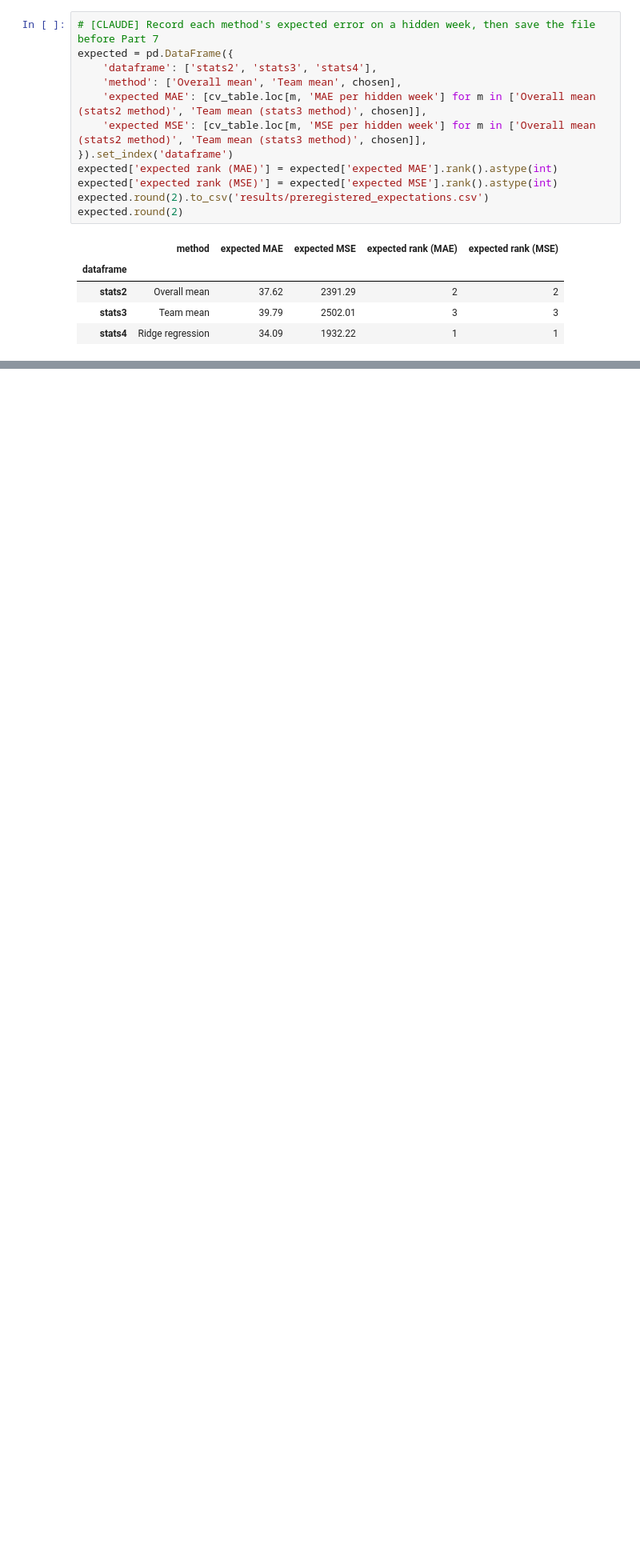
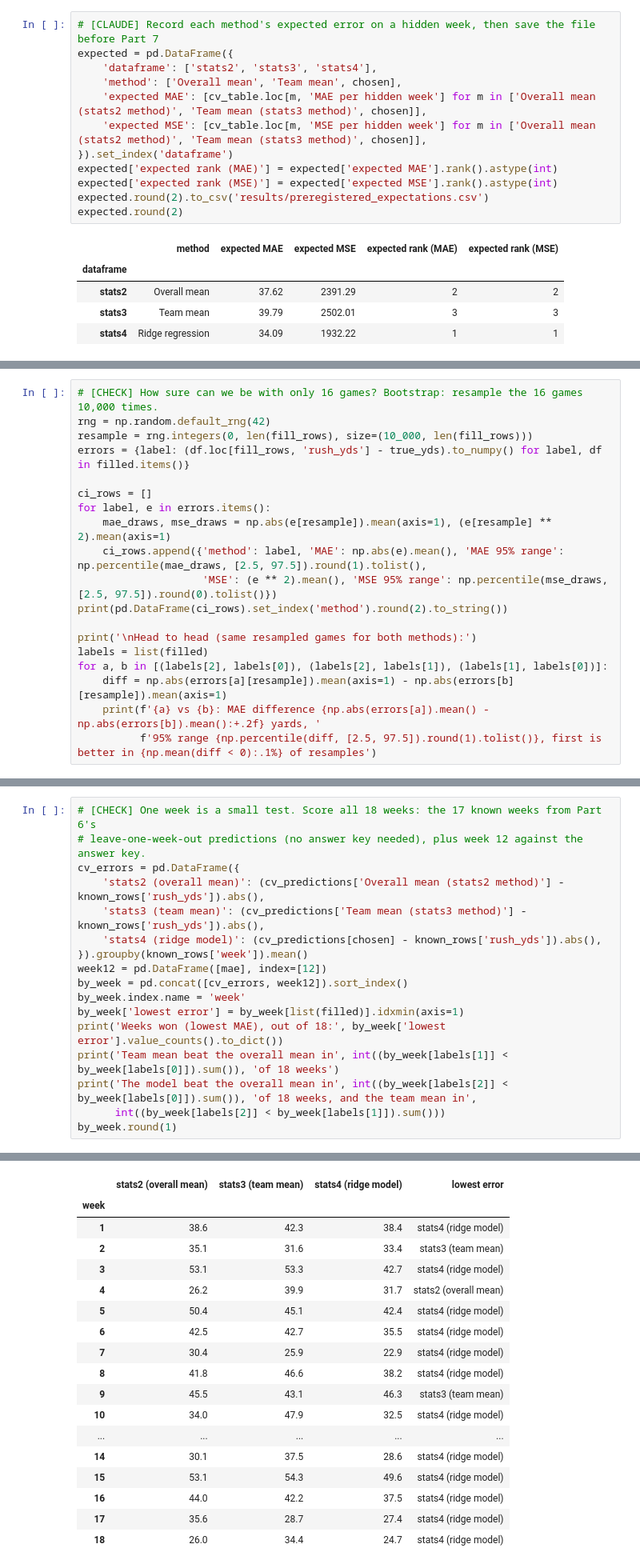
Before and after one commit to AI-for-Analytics-4/Rushing_yards_prediction, a Jupyter notebook: submissions/juan_zavala/rushing_yards_imputation.ipynb, the cells around one changed output, grey strips where cells are left out. Shown at 80% size. Cells and saved outputs as stored; diff of their text form; blank space fills up the shorter version.

```diff
--- a/submissions/juan_zavala/rushing_yards_imputation.ipynb
+++ b/submissions/juan_zavala/rushing_yards_imputation.ipynb
@@ -623,0 +752,19 @@ expected.round(2)
+# %%
+# [CHECK] How sure can we be with only 16 games? Bootstrap: resample the 16 games 10,000 times.
+rng = np.random.default_rng(42)
+resample = rng.integers(0, len(fill_rows), size=(10_000, len(fill_rows)))
+errors = {label: (df.loc[fill_rows, 'rush_yds'] - true_yds).to_numpy() for label, df in filled.items()}
+
+ci_rows = []
+for label, e in errors.items():
+    mae_draws, mse_draws = np.abs(e[resample]).mean(axis=1), (e[resample] ** 2).mean(axis=1)
+    ci_rows.append({'method': label, 'MAE': np.abs(e).mean(), 'MAE 95% range': np.percentile(mae_draws, [2.5, 97.5]).round(1).tolist(),
+                    'MSE': (e ** 2).mean(), 'MSE 95% range': np.percentile(mse_draws, [2.5, 97.5]).round(0).tolist()})
+print(pd.DataFrame(ci_rows).set_index('method').round(2).to_string())
+
+print('\nHead to head (same resampled games for both methods):')
+labels = list(filled)
+for a, b in [(labels[2], labels[0]), (labels[2], labels[1]), (labels[1], labels[0])]:
+    diff = np.abs(errors[a][resample]).mean(axis=1) - np.abs(errors[b][resample]).mean(axis=1)
+    print(f'{a} vs {b}: MAE difference {np.abs(errors[a]).mean() - np.abs(errors[b]).mean():+.2f} yards, '
+          f'95% range {np.percentile(diff, [2.5, 97.5]).round(1).tolist()}, first is better in {np.mean(diff < 0):.1%} of resamples')
@@ -623,0 +812,18 @@ expected.round(2)
+# %%
+# [CHECK] One week is a small test. Score all 18 weeks: the 17 known weeks from Part 6's
+# leave-one-week-out predictions (no answer key needed), plus week 12 against the answer key.
+cv_errors = pd.DataFrame({
+    'stats2 (overall mean)': (cv_predictions['Overall mean (stats2 method)'] - known_rows['rush_yds']).abs(),
+    'stats3 (team mean)': (cv_predictions['Team mean (stats3 method)'] - known_rows['rush_yds']).abs(),
+    'stats4 (ridge model)': (cv_predictions[chosen] - known_rows['rush_yds']).abs(),
+}).groupby(known_rows['week']).mean()
+week12 = pd.DataFrame([mae], index=[12])
+by_week = pd.concat([cv_errors, week12]).sort_index()
+by_week.index.name = 'week'
+by_week['lowest error'] = by_week[list(filled)].idxmin(axis=1)
+print('Weeks won (lowest MAE), out of 18:', by_week['lowest error'].value_counts().to_dict())
+print('Team mean beat the overall mean in', int((by_week[labels[1]] < by_week[labels[0]]).sum()), 'of 18 weeks')
+print('The model beat the overall mean in', int((by_week[labels[2]] < by_week[labels[0]]).sum()), 'of 18 weeks, and the team mean in',
+      int((by_week[labels[2]] < by_week[labels[1]]).sum()))
+by_week.round(1)
+# %% [output]
@@ -623,0 +833,18 @@ expected.round(2)
+|  | stats2 (overall mean) | stats3 (team mean) | stats4 (ridge model) | lowest error |
+| week |  |  |  |  |
+| 1 | 38.6 | 42.3 | 38.4 | stats4 (ridge model) |
+| 2 | 35.1 | 31.6 | 33.4 | stats3 (team mean) |
+| 3 | 53.1 | 53.3 | 42.7 | stats4 (ridge model) |
+| 4 | 26.2 | 39.9 | 31.7 | stats2 (overall mean) |
+| 5 | 50.4 | 45.1 | 42.4 | stats4 (ridge model) |
+| 6 | 42.5 | 42.7 | 35.5 | stats4 (ridge model) |
+| 7 | 30.4 | 25.9 | 22.9 | stats4 (ridge model) |
+| 8 | 41.8 | 46.6 | 38.2 | stats4 (ridge model) |
+| 9 | 45.5 | 43.1 | 46.3 | stats3 (team mean) |
+| 10 | 34.0 | 47.9 | 32.5 | stats4 (ridge model) |
+| ... | ... | ... | ... | ... |
+| 14 | 30.1 | 37.5 | 28.6 | stats4 (ridge model) |
+| 15 | 53.1 | 54.3 | 49.6 | stats4 (ridge model) |
+| 16 | 44.0 | 42.2 | 37.5 | stats4 (ridge model) |
+| 17 | 35.6 | 28.7 | 27.4 | stats4 (ridge model) |
+| 18 | 26.0 | 34.4 | 24.7 | stats4 (ridge model) |
```
Also changed, not shown: parts of 16 cells of this notebook, 3 other files.
